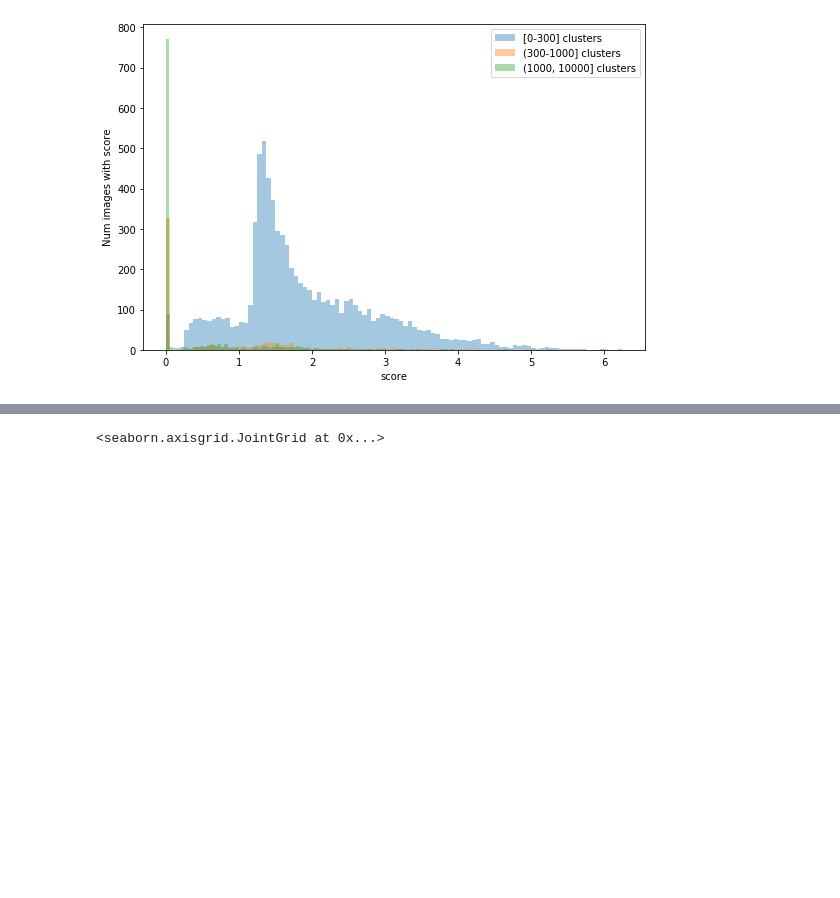
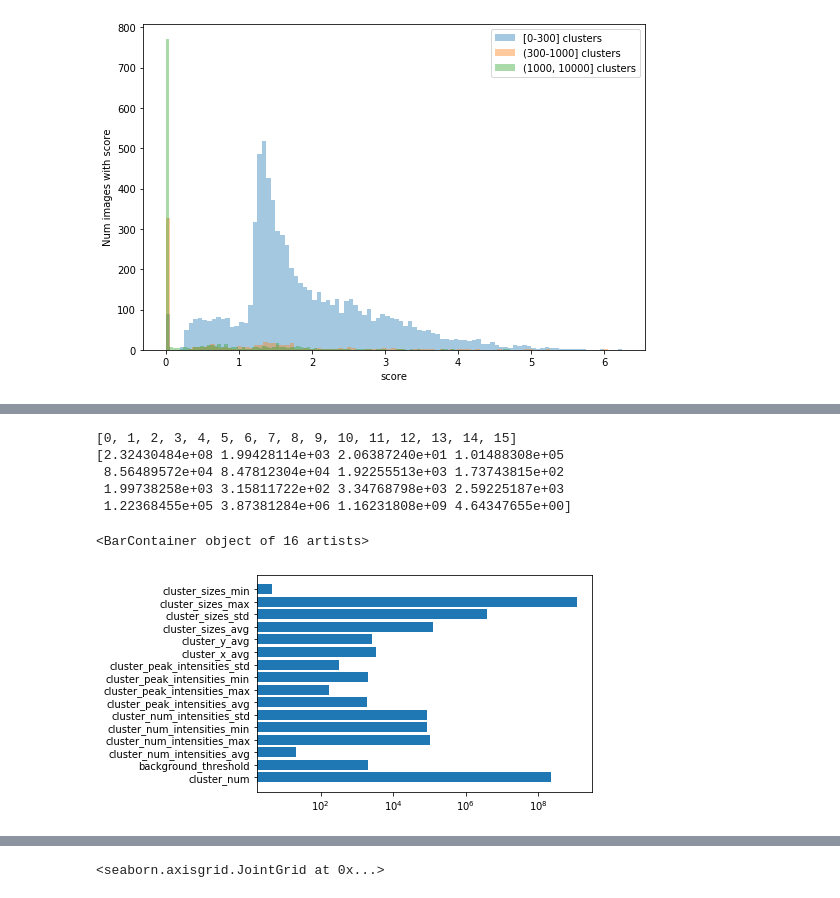
Before and after one commit to Simeonedef/Galaxy-Image-Gen, a Jupyter notebook: Notebooks/feature_selection.ipynb, the cells around one changed output, grey strips where cells are left out. Drawn from its saved outputs; the diff is of its cells as text; code cells hidden in the pictures; blank space fills up the shorter version.

```diff
--- a/Notebooks/feature_selection.ipynb
+++ b/Notebooks/feature_selection.ipynb
@@ -155,0 +182,13 @@ df_X.head(10)
+# %%
+feature_var = X.var(axis=0)
+print(list(range(feature_var.shape[0])))
+print(feature_var)
+plt.barh(list(range(feature_var.shape[0])), feature_var, tick_label=df_X.columns[:-1].values, log=True)
+# %% [output]
+[0, 1, 2, 3, 4, 5, 6, 7, 8, 9, 10, 11, 12, 13, 14, 15]
+[2.32430484e+08 1.99428114e+03 2.06387240e+01 1.01488308e+05
+ 8.56489572e+04 8.47812304e+04 1.92255513e+03 1.73743815e+02
+ 1.99738258e+03 3.15811722e+02 3.34768798e+03 2.59225187e+03
+ 1.22368455e+05 3.87381284e+06 1.16231808e+09 4.64347655e+00]
+<BarContainer object of 16 artists>
+[figure, added]
```
Also changed, not shown: parts of 8 cells of this notebook, 2 other files.
